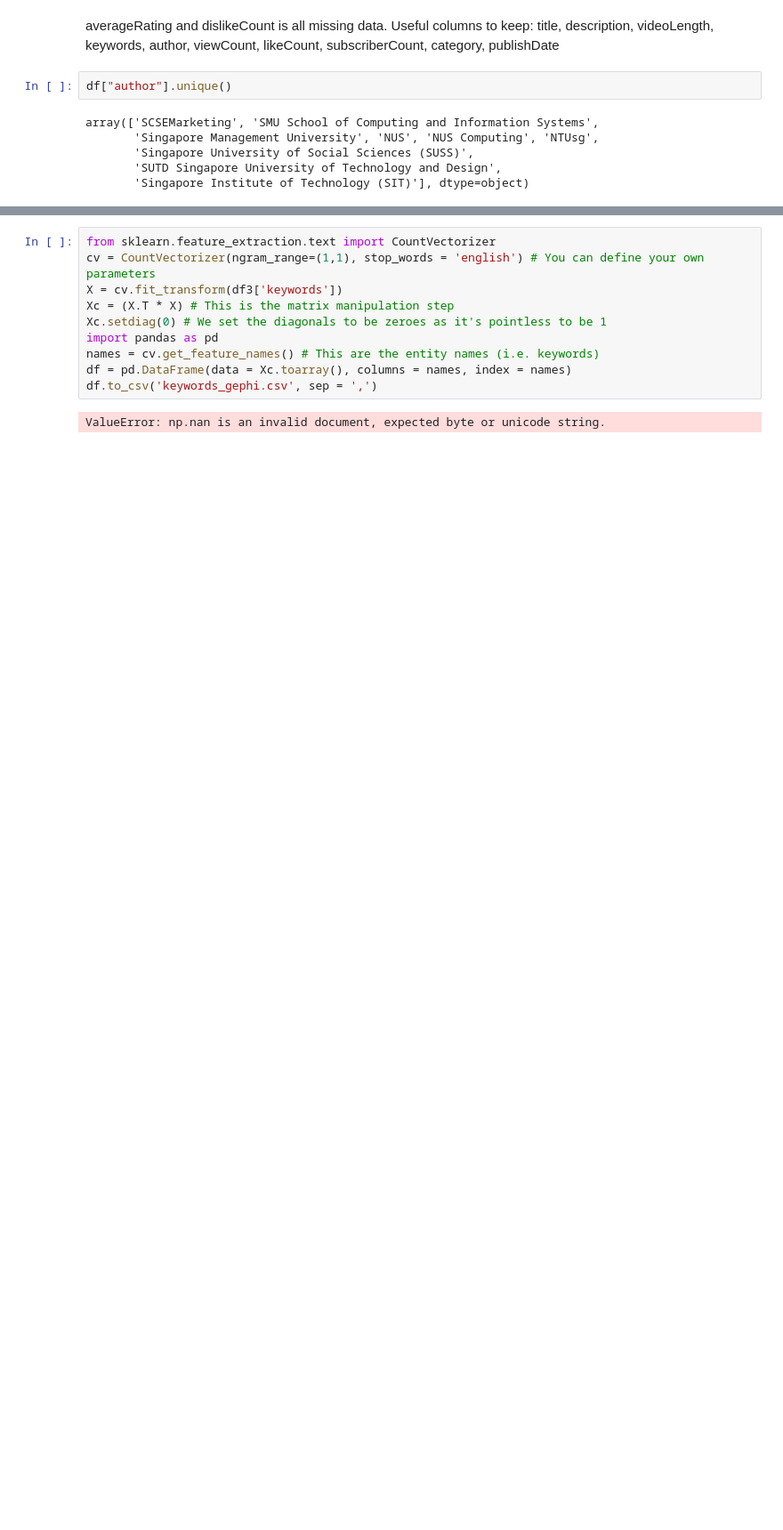
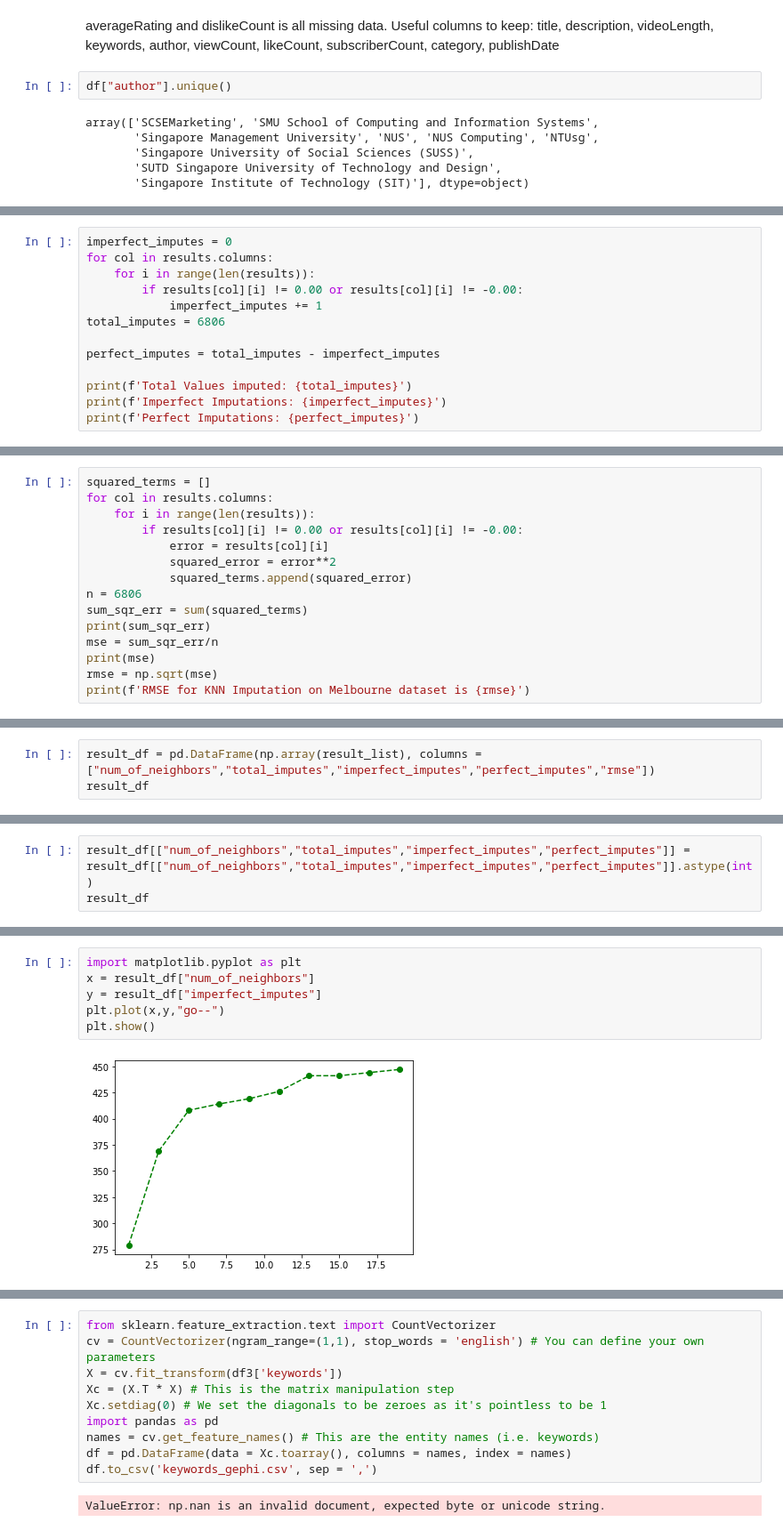
Before and after one commit to ashleyykq/is434-g2-t7, a Jupyter notebook: youtube/Youtube.ipynb, the cells around one changed output, grey strips where cells are left out. Shown at 89% size. Drawn from its saved outputs; the diff is of its cells as text; blank space fills up the shorter version.

```diff
--- a/youtube/Youtube.ipynb
+++ b/youtube/Youtube.ipynb
@@ -412,0 +487,13 @@ df3 = df3.drop(["description","keywords"])
+# %%
+imperfect_imputes = 0
+for col in results.columns:
+    for i in range(len(results)):
+        if results[col][i] != 0.00 or results[col][i] != -0.00:
+            imperfect_imputes += 1
+total_imputes = 6806
+
+perfect_imputes = total_imputes - imperfect_imputes
+
+print(f'Total Values imputed: {total_imputes}')
+print(f'Imperfect Imputations: {imperfect_imputes}')
+print(f'Perfect Imputations: {perfect_imputes}')
@@ -412,0 +504,15 @@ df3 = df3.drop(["description","keywords"])
+# %%
+squared_terms = []
+for col in results.columns:
+    for i in range(len(results)):
+        if results[col][i] != 0.00 or results[col][i] != -0.00:
+            error = results[col][i]
+            squared_error = error**2
+            squared_terms.append(squared_error)
+n = 6806
+sum_sqr_err = sum(squared_terms)
+print(sum_sqr_err)
+mse = sum_sqr_err/n
+print(mse)
+rmse = np.sqrt(mse)
+print(f'RMSE for KNN Imputation on Melbourne dataset is {rmse}')
@@ -412,0 +589,3 @@ df3 = df3.drop(["description","keywords"])
+# %%
+result_df = pd.DataFrame(np.array(result_list), columns = ["num_of_neighbors","total_imputes","imperfect_imputes","perfect_imputes","rmse"])
+result_df
@@ -412,0 +604,3 @@ df3 = df3.drop(["description","keywords"])
+# %%
+result_df[["num_of_neighbors","total_imputes","imperfect_imputes","perfect_imputes"]] = result_df[["num_of_neighbors","total_imputes","imperfect_imputes","perfect_imputes"]].astype(int)
+result_df
@@ -412,0 +619,8 @@ df3 = df3.drop(["description","keywords"])
+# %%
+import matplotlib.pyplot as plt
+x = result_df["num_of_neighbors"]
+y = result_df["imperfect_imputes"]
+plt.plot(x,y,"go--")
+plt.show()
+# %% [output]
+[figure, added]
```
Also changed, not shown: parts of 125 cells of this notebook, 4 other files.
